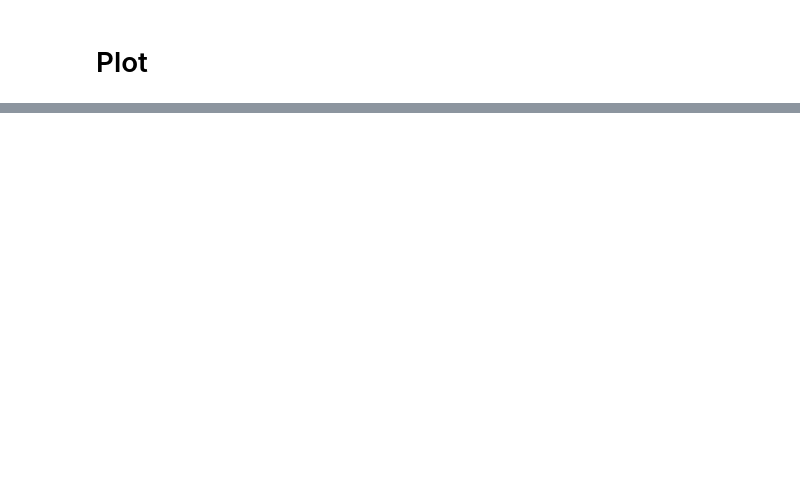
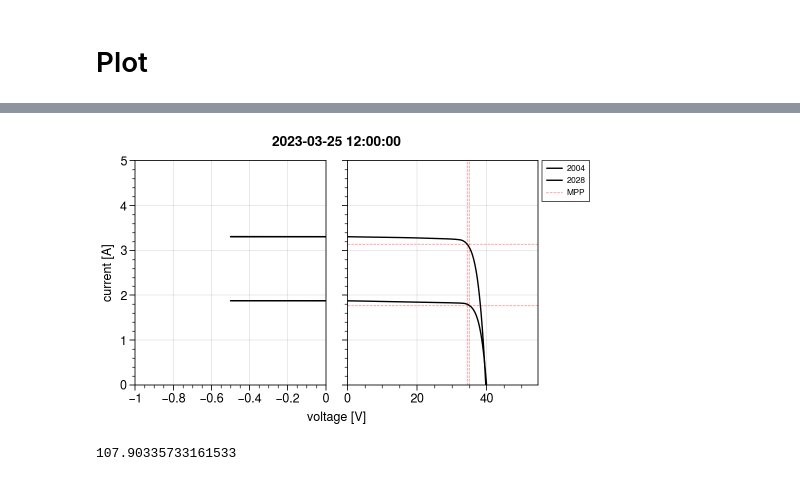
Before and after one commit to justinfmccarty/IPV_Workbench, a Jupyter notebook: notebooks/09_building_workflow.ipynb, the cells around one changed output, grey strips where cells are left out. Saved outputs shown, nothing was run; the diff lists cells and outputs as text; code cells hidden in the pictures; blank space fills up the shorter version.

```diff
--- a/notebooks/09_building_workflow.ipynb
+++ b/notebooks/09_building_workflow.ipynb
@@ -183,0 +243,27 @@ KeyError: 2222
+# %%
+surface = po.get_surfaces()[0]
+string = po.get_strings(surface)[1]
+module = po.get_modules(surface, string)[0]
+string_details = po.get_dict_instance([surface,string])['DETAILS']
+curve_dict = po.get_dict_instance([surface,string,module])['CURVES']['micro_inverter']
+
+hoy = 2004
+
+base_parameters = utils.get_cec_data(string_details['cec_key'], file_path=po.CEC_DATA)
+
+
+ipv_plots.plot_curves([curve_dict['Imod'][2004],curve_dict['Imod'][2028]],
+                      [curve_dict['Vmod'][2004],curve_dict['Vmod'][2028]],
+                      base_parameters,
+                      y_max=5,
+                      labels=[2004,2028],
+                      mpp=True,
+                      x_min=-1,
+                    #   labels=f"{Gmod / 1000} kWh",
+                      title=time_utils.hoy_to_date(hoy))
+# %% [output]
+[figure, added]
+# %%
+po.get_dict_instance([surface,string,module])['YIELD']['micro_inverter']['pmp'][2028]
+# %% [output]
+107.90335733161533
```
Also changed, not shown: parts of 10 cells of this notebook, 2 other files.
